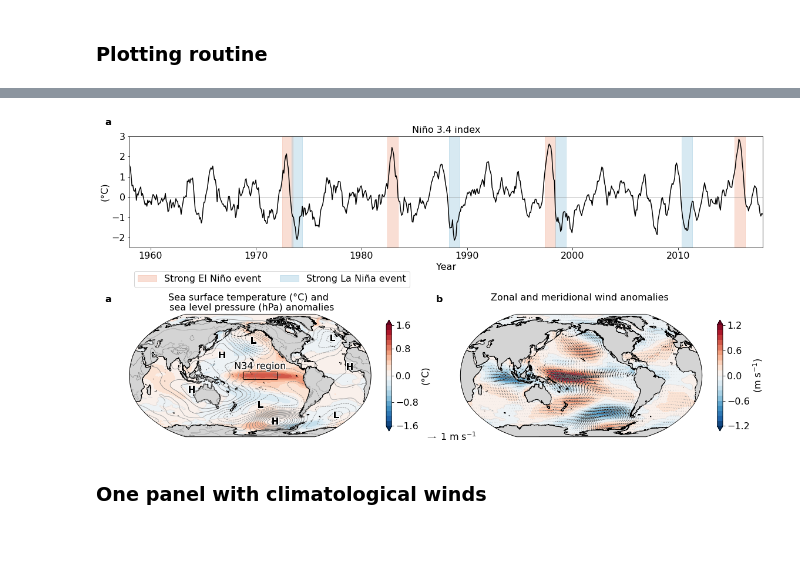
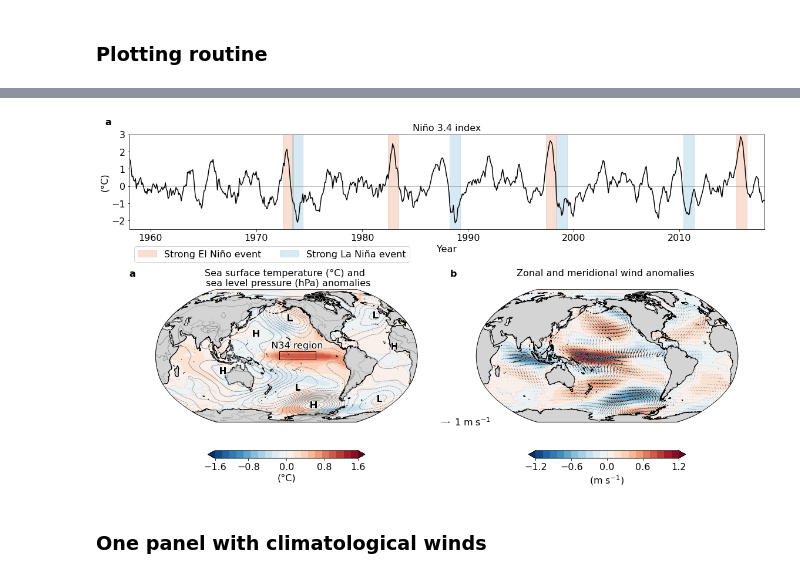
Before and after one commit to mauricehuguenin/ENSO-Antarctica_scripts, a Jupyter notebook: all_forcing_fields_ENFull_LNFull_spatial_maps.ipynb, the cells around one changed output, grey strips where cells are left out. Cells and saved outputs as stored; diff of their text form; code cells hidden in the pictures; blank space fills up the shorter version.

```diff
--- a/all_forcing_fields_ENFull_LNFull_spatial_maps.ipynb
+++ b/all_forcing_fields_ENFull_LNFull_spatial_maps.ipynb
@@ -421,7 +421,7 @@ for f in range(2):
     # ---------------------------------------------------------------------------------------------------------------------------------------------------- #
 
     # add colour bar
-    cb = plt.colorbar(p1, shrink=.5, orientation='vertical');
+    cb = plt.colorbar(p1, shrink=.5, orientation='horizontal');
     if f == 0: cb.set_label(label='(°C)', size=16)
     if f == 1: cb.set_label(label='(m s$^{-1}$)', size=16)
     cb.ax.tick_params(labelsize=16); tick_locator = ticker.MaxNLocator(nbins=4)
@@ -458,4 +458,4 @@ Wall time: 17.2 s
-[figure, old version]
+[figure, new version]
 # %% [markdown]
 ### One panel with climatological winds
 # %%
```
Also changed, not shown: parts of 12 cells of this notebook.
